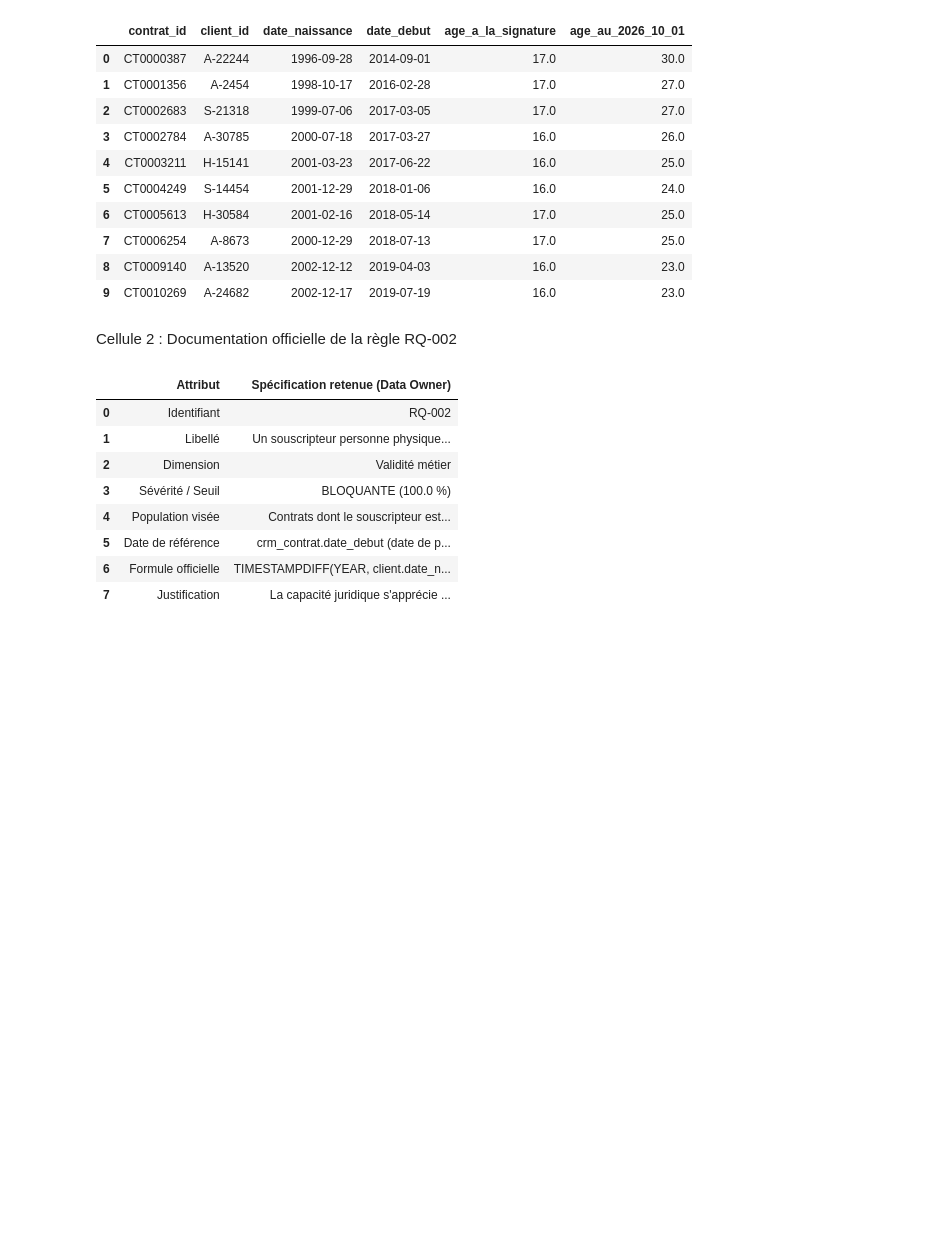
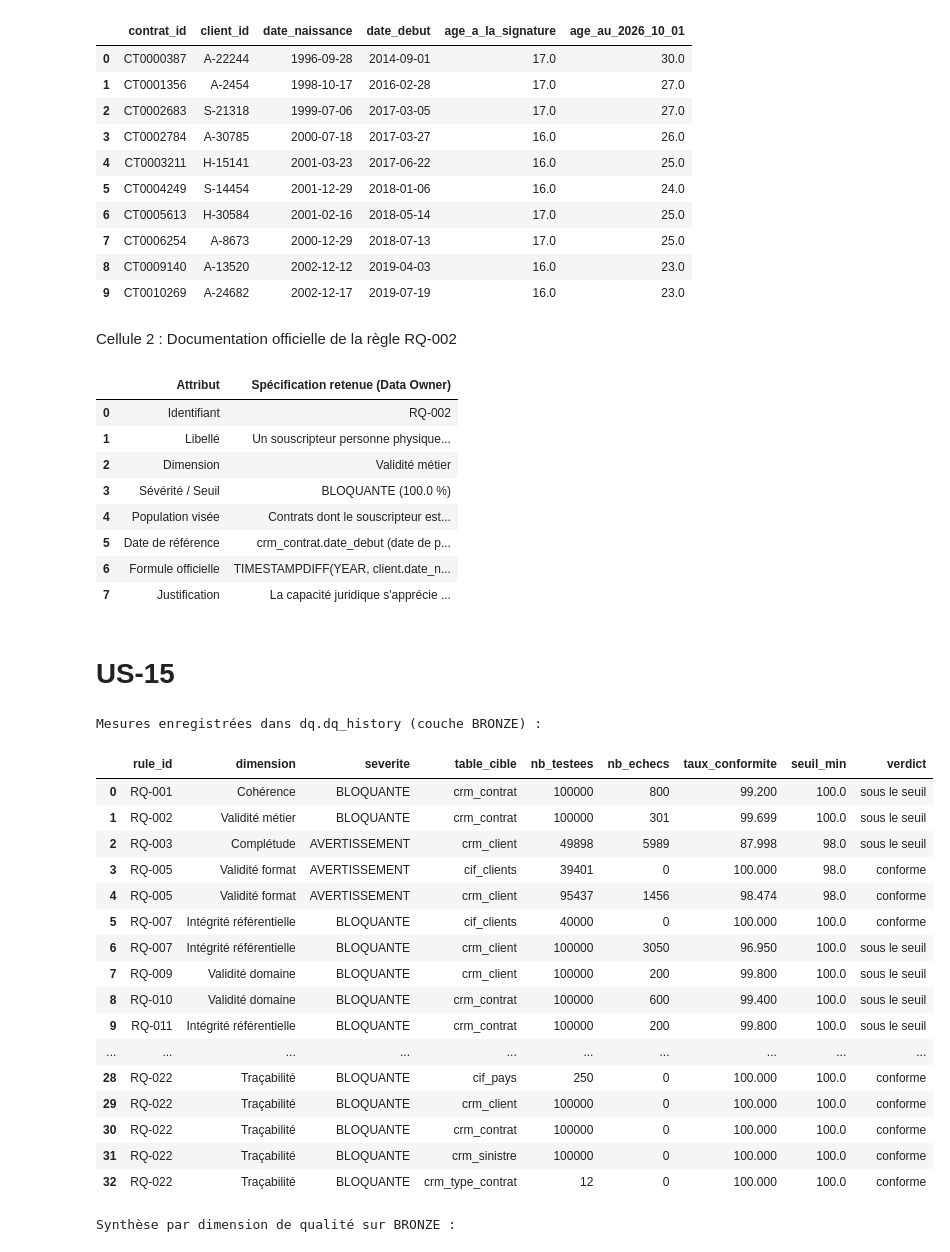
Before and after one commit to Samii05/td-qualite-g01, a Jupyter notebook: notebooks/S2_01.ipynb, the cells around one changed output. Saved outputs shown, nothing was run; the diff lists cells and outputs as text; code cells hidden in the pictures; blank space fills up the shorter version.

Commit message:
S2: Mesurer l'état initial de la qualité sur bronze et l'historiser dans dq.dq_history (US-15)

```diff
--- a/notebooks/S2_01.ipynb
+++ b/notebooks/S2_01.ipynb
@@ -458,3 +458,80 @@ display(doc_rq002)
 | 5 | Date de référence | crm_contrat.date_debut (date de p... |
 | 6 | Formule officielle | TIMESTAMPDIFF(YEAR, client.date_n... |
 | 7 | Justification | La capacité juridique s'apprécie ... |
+# %% [markdown]
+# **US-15**
+# %%
+# %% US-15 · Historiser l'état initial de bronze dans dq.dq_history et synthétiser par dimension
+# 1. Règles relationnelles de bronze (complémentaires à bilan) pour avoir la photographie complète du lot
+compl_sql = lire("""
+SELECT 'RQ-011' AS rule_id, 'crm_contrat' AS `table`, COUNT(*) AS testees,
+       COALESCE(SUM(code_type IS NULL OR code_type NOT IN (SELECT code_type FROM bronze.crm_type_contrat WHERE _batch_id = :b)), 0) AS echecs
+FROM bronze.crm_contrat WHERE _batch_id = :b
+UNION ALL
+SELECT 'RQ-012', 'crm_contrat', COUNT(*),
+       COALESCE(SUM(souscripteur_id IS NULL OR souscripteur_id NOT IN (SELECT client_id FROM bronze.crm_client WHERE _batch_id = :b)), 0)
+FROM bronze.crm_contrat WHERE _batch_id = :b
+UNION ALL
+SELECT 'RQ-013', 'crm_contrat', COUNT(*),
+       COALESCE(SUM(assure_id <> '0' AND assure_id NOT IN (SELECT client_id FROM bronze.crm_client WHERE _batch_id = :b)), 0)
+FROM bronze.crm_contrat WHERE _batch_id = :b
+UNION ALL
+SELECT 'RQ-015', 'crm_client', COUNT(*),
+       COALESCE(SUM(type_personne = 'prospect' AND client_id IN (SELECT souscripteur_id FROM bronze.crm_contrat WHERE _batch_id = :b)), 0)
+FROM bronze.crm_client WHERE _batch_id = :b
+UNION ALL
+SELECT 'RQ-016', 'crm_client', COUNT(*),
+       COALESCE(SUM(client_id NOT IN (SELECT souscripteur_id FROM bronze.crm_contrat WHERE souscripteur_id IS NOT NULL AND _batch_id = :b)), 0)
+FROM bronze.crm_client WHERE type_personne = 'souscripteur' AND _batch_id = :b
+UNION ALL
+SELECT 'RQ-017', 'crm_sinistre', COUNT(*),
+       COALESCE(SUM(NOT (s.date_survenance BETWEEN c.date_debut AND c.date_fin)), 0)
+FROM bronze.crm_sinistre s JOIN bronze.crm_contrat c ON c.contrat_id = s.contrat_id AND c._batch_id = :b WHERE s._batch_id = :b
+""", b=BATCH)
+
+etat_initial = pd.concat([bilan[["rule_id", "table", "testees", "echecs"]], compl_sql], ignore_index=True)
+
+# 2. Écriture idempotente dans dq.dq_history (sans toucher à RQ-021 et RQ-022 de la Porte B)
+with engine.begin() as conn:
+    for _, row in etat_initial.iterrows():
+        conn.execute(
+            text("DELETE FROM dq.dq_history WHERE batch_id=:b AND couche='BRONZE' AND rule_id=:r AND table_cible=:t"),
+            {"b": BATCH, "r": row["rule_id"], "t": row["table"]}
+        )
+        conn.execute(
+            text("INSERT INTO dq.dq_history (batch_id, couche, rule_id, table_cible, nb_testees, nb_echecs) VALUES (:b, 'BRONZE', :r, :t, :n, :f)"),
+            {"b": BATCH, "r": row["rule_id"], "t": row["table"], "n": int(row["testees"]), "f": int(row["echecs"])}
+        )
+
+# 3. Affichage de l'historique BRONZE et synthèse par dimension (vue dq.dq_kpi_dimension)
+print("Mesures enregistrées dans dq.dq_history (couche BRONZE) :")
+display(lire("""
+SELECT h.rule_id, r.dimension, r.severite, h.table_cible, h.nb_testees, h.nb_echecs, h.taux_conformite, r.seuil_min,
+       IF(h.taux_conformite >= r.seuil_min, 'conforme', 'sous le seuil') AS verdict
+FROM dq.v_derniere_mesure h JOIN dq.regle r USING (rule_id)
+WHERE h.batch_id = :b AND h.couche = 'BRONZE'
+ORDER BY h.rule_id, h.table_cible
+""", b=BATCH))
+
+print("\nSynthèse par dimension de qualité sur BRONZE :")
+display(lire("SELECT dimension, taux_moyen FROM dq.dq_kpi_dimension WHERE batch_id = :b AND couche = 'BRONZE' ORDER BY taux_moyen", b=BATCH))
+# %% [output]
+Mesures enregistrées dans dq.dq_history (couche BRONZE) :
+|  | rule_id | dimension | severite | table_cible | nb_testees | nb_echecs | taux_conformite | seuil_min | verdict |
+| 0 | RQ-001 | Cohérence | BLOQUANTE | crm_contrat | 100000 | 800 | 99.200 | 100.0 | sous le seuil |
+| 1 | RQ-002 | Validité métier | BLOQUANTE | crm_contrat | 100000 | 301 | 99.699 | 100.0 | sous le seuil |
+| 2 | RQ-003 | Complétude | AVERTISSEMENT | crm_client | 49898 | 5989 | 87.998 | 98.0 | sous le seuil |
+| 3 | RQ-005 | Validité format | AVERTISSEMENT | cif_clients | 39401 | 0 | 100.000 | 98.0 | conforme |
+| 4 | RQ-005 | Validité format | AVERTISSEMENT | crm_client | 95437 | 1456 | 98.474 | 98.0 | conforme |
+| 5 | RQ-007 | Intégrité référentielle | BLOQUANTE | cif_clients | 40000 | 0 | 100.000 | 100.0 | conforme |
+| 6 | RQ-007 | Intégrité référentielle | BLOQUANTE | crm_client | 100000 | 3050 | 96.950 | 100.0 | sous le seuil |
+| 7 | RQ-009 | Validité domaine | BLOQUANTE | crm_client | 100000 | 200 | 99.800 | 100.0 | sous le seuil |
+| 8 | RQ-010 | Validité domaine | BLOQUANTE | crm_contrat | 100000 | 600 | 99.400 | 100.0 | sous le seuil |
+| 9 | RQ-011 | Intégrité référentielle | BLOQUANTE | crm_contrat | 100000 | 200 | 99.800 | 100.0 | sous le seuil |
+| ... | ... | ... | ... | ... | ... | ... | ... | ... | ... |
+| 28 | RQ-022 | Traçabilité | BLOQUANTE | cif_pays | 250 | 0 | 100.000 | 100.0 | conforme |
+| 29 | RQ-022 | Traçabilité | BLOQUANTE | crm_client | 100000 | 0 | 100.000 | 100.0 | conforme |
+| 30 | RQ-022 | Traçabilité | BLOQUANTE | crm_contrat | 100000 | 0 | 100.000 | 100.0 | conforme |
+| 31 | RQ-022 | Traçabilité | BLOQUANTE | crm_sinistre | 100000 | 0 | 100.000 | 100.0 | conforme |
+| 32 | RQ-022 | Traçabilité | BLOQUANTE | crm_type_contrat | 12 | 0 | 100.000 | 100.0 | conforme |
+Synthèse par dimension de qualité sur BRONZE :
```
Also changed, not shown: parts of 1 cell of this notebook, 1 other file.
